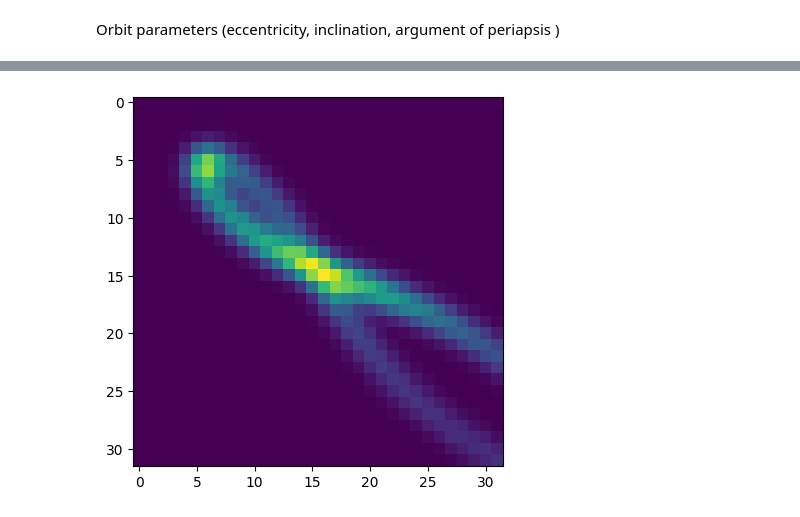
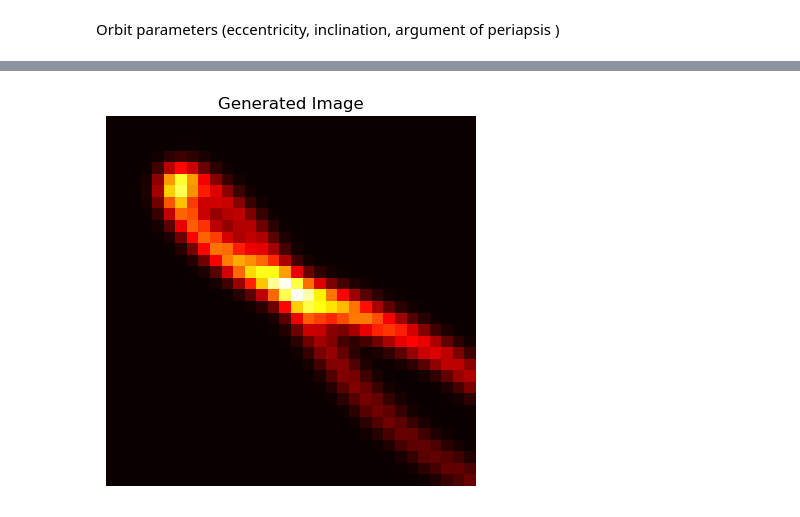
Before and after one commit to Zylarx/Pratical_work_PINNs, a Jupyter notebook: solution.ipynb, the cells around one changed output, grey strips where cells are left out. Saved outputs shown, nothing was run; the diff lists cells and outputs as text; code cells hidden in the pictures.

```diff
--- a/solution.ipynb
+++ b/solution.ipynb
@@ -9,19 +4,27 @@ Mounted at /content/drive
 # %reload_ext autoreload
 # %matplotlib widget
 
+# os.environ["KMP_DUPLICATE_LIB_OK"]="TRUE"
 
 import lib.decoder as decoder
 
+import matplotlib.patches as mpatches
 import matplotlib.pyplot as plt
 import numpy as np
 
+
+from torch.utils.data import TensorDataset, DataLoader
 import torch.optim as optim
 import torch.nn as nn
 import torch
 
-
-
+import random
+import copy
 import time
+import os
 
 from tqdm import tqdm
+
+# Set computation device
+device = "cuda:0" if torch.cuda.is_available() else "cpu"
 # %% [markdown]
@@ -31,2 +39,2 @@ from tqdm import tqdm
 # %%
-gen = decoder.decoder(32, "cuda:0") # Generator
+gen = decoder.decoder(32, device) # Generator
@@ -49,6 +58,8 @@ Show result
 # %%
 plt.figure()
-plt.imshow(gen_img.reshape(32,32).cpu())
+plt.imshow(gen_img.reshape(32, 32).cpu(), cmap = "hot")
+plt.title("Generated Image")
+plt.axis("off")
 plt.show()
 # %% [output]
-[figure, old version]
+[figure, new version]
```
Also changed, not shown: parts of 39 cells of this notebook, 2 other files.
